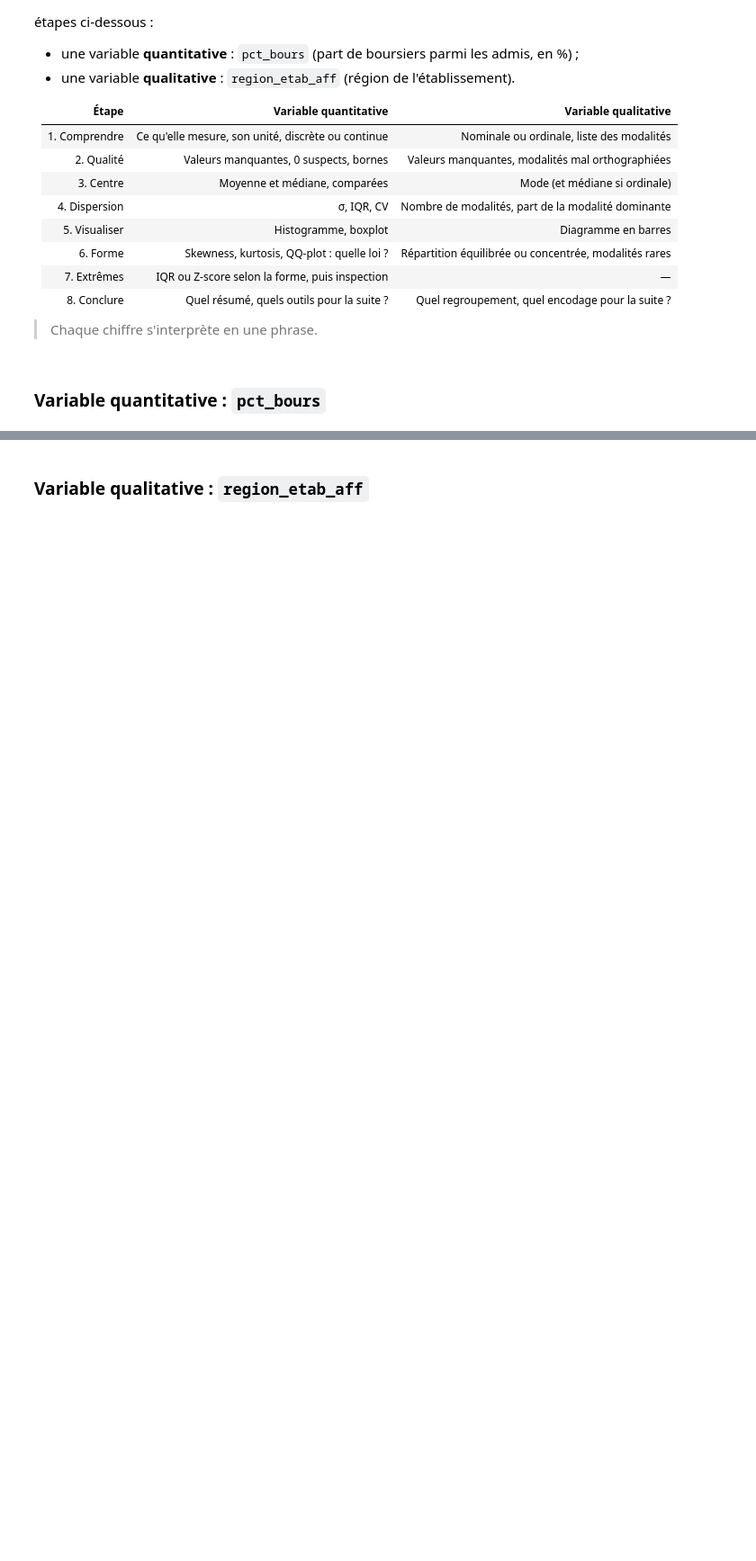
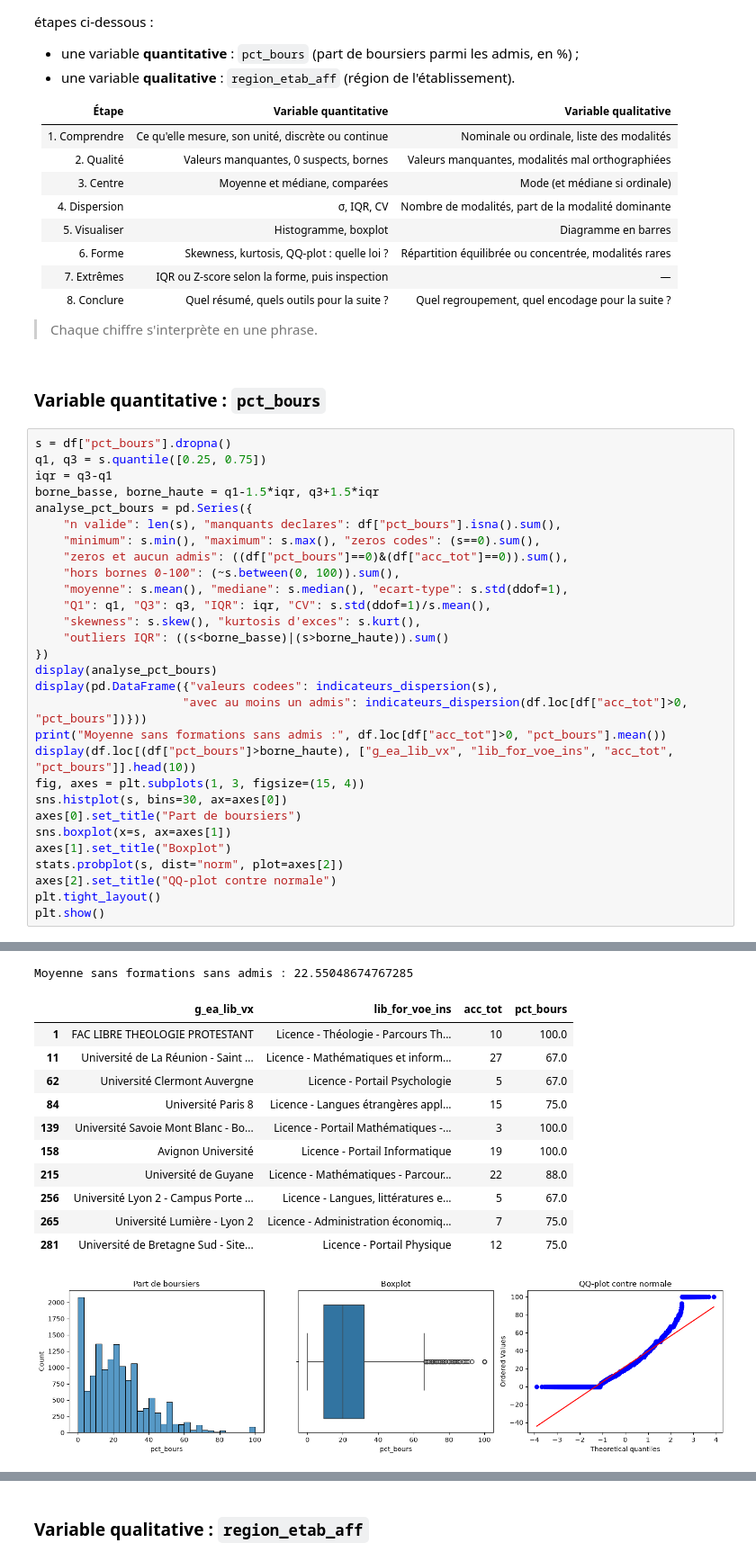
Before and after one commit to Anaisblk/Analyse-Parcoursup, a Jupyter notebook: TP_Parcoursup (1).ipynb, the cells around one changed output, grey strips where cells are left out. Shown at 90% size. Saved outputs shown, nothing was run; the diff lists cells and outputs as text; blank space fills up the shorter version.

Commit message:
Analyse univariée

```diff
--- a/TP_Parcoursup (1).ipynb
+++ b/TP_Parcoursup (1).ipynb
@@ -557,3 +555,33 @@ Vous disposez maintenant de toute la méthode. Analysez **seuls** les deux varia
 > Chaque chiffre s'interprète en une phrase.
 # %% [markdown]
 ### Variable quantitative : `pct_bours`
+# %%
+s = df["pct_bours"].dropna()
+q1, q3 = s.quantile([0.25, 0.75])
+iqr = q3-q1
+borne_basse, borne_haute = q1-1.5*iqr, q3+1.5*iqr
+analyse_pct_bours = pd.Series({
+    "n valide": len(s), "manquants declares": df["pct_bours"].isna().sum(),
+    "minimum": s.min(), "maximum": s.max(), "zeros codes": (s==0).sum(),
+    "zeros et aucun admis": ((df["pct_bours"]==0)&(df["acc_tot"]==0)).sum(),
+    "hors bornes 0-100": (~s.between(0, 100)).sum(),
+    "moyenne": s.mean(), "mediane": s.median(), "ecart-type": s.std(ddof=1),
+    "Q1": q1, "Q3": q3, "IQR": iqr, "CV": s.std(ddof=1)/s.mean(),
+    "skewness": s.skew(), "kurtosis d'exces": s.kurt(),
+    "outliers IQR": ((s<borne_basse)|(s>borne_haute)).sum()
+})
+display(analyse_pct_bours)
+display(pd.DataFrame({"valeurs codees": indicateurs_dispersion(s),
+                     "avec au moins un admis": indicateurs_dispersion(df.loc[df["acc_tot"]>0, "pct_bours"])}))
+print("Moyenne sans formations sans admis :", df.loc[df["acc_tot"]>0, "pct_bours"].mean())
+display(df.loc[(df["pct_bours"]>borne_haute), ["g_ea_lib_vx", "lib_for_voe_ins", "acc_tot", "pct_bours"]].head(10))
+fig, axes = plt.subplots(1, 3, figsize=(15, 4))
+sns.histplot(s, bins=30, ax=axes[0])
+axes[0].set_title("Part de boursiers")
+sns.boxplot(x=s, ax=axes[1])
+axes[1].set_title("Boxplot")
+stats.probplot(s, dist="norm", plot=axes[2])
+axes[2].set_title("QQ-plot contre normale")
+plt.tight_layout()
+plt.show()
+# %% [output]
@@ -560 +614,14 @@ Vous disposez maintenant de toute la méthode. Analysez **seuls** les deux varia
+Moyenne sans formations sans admis : 22.55048674767285
+|  | g_ea_lib_vx | lib_for_voe_ins | acc_tot | pct_bours |
+| 1 | FAC LIBRE THEOLOGIE PROTESTANT | Licence - Théologie - Parcours Th... | 10 | 100.0 |
+| 11 | Université de La Réunion - Saint ... | Licence - Mathématiques et inform... | 27 | 67.0 |
+| 62 | Université Clermont Auvergne | Licence - Portail Psychologie | 5 | 67.0 |
+| 84 | Université Paris 8 | Licence - Langues étrangères appl... | 15 | 75.0 |
+| 139 | Université Savoie Mont Blanc - Bo... | Licence - Portail Mathématiques -... | 3 | 100.0 |
+| 158 | Avignon Université | Licence - Portail Informatique | 19 | 100.0 |
+| 215 | Université de Guyane | Licence - Mathématiques - Parcour... | 22 | 88.0 |
+| 256 | Université Lyon 2 - Campus Porte ... | Licence - Langues, littératures e... | 5 | 67.0 |
+| 265 | Université Lumière - Lyon 2 | Licence - Administration économiq... | 7 | 75.0 |
+| 281 | Université de Bretagne Sud - Site... | Licence - Portail Physique | 12 | 75.0 |
+[figure, added]
 # %% [markdown]
```
Also changed, not shown: parts of 13 cells of this notebook.
